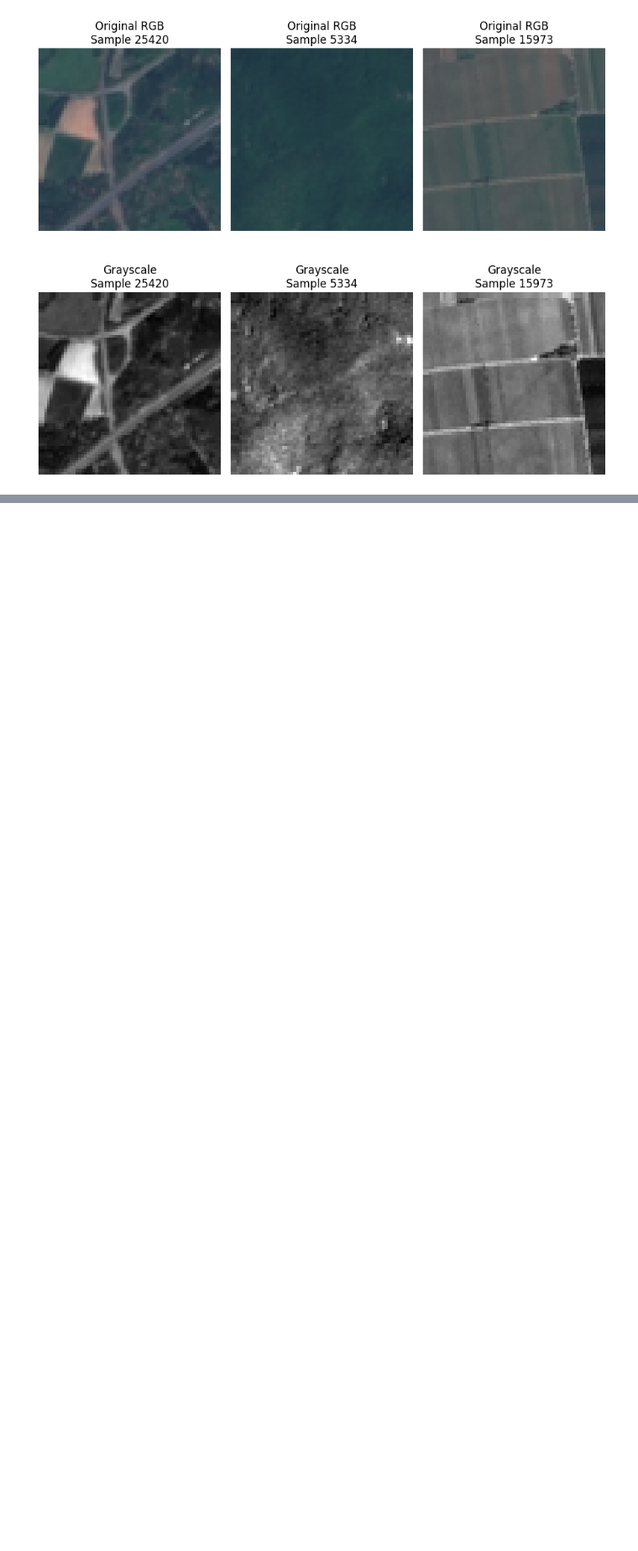
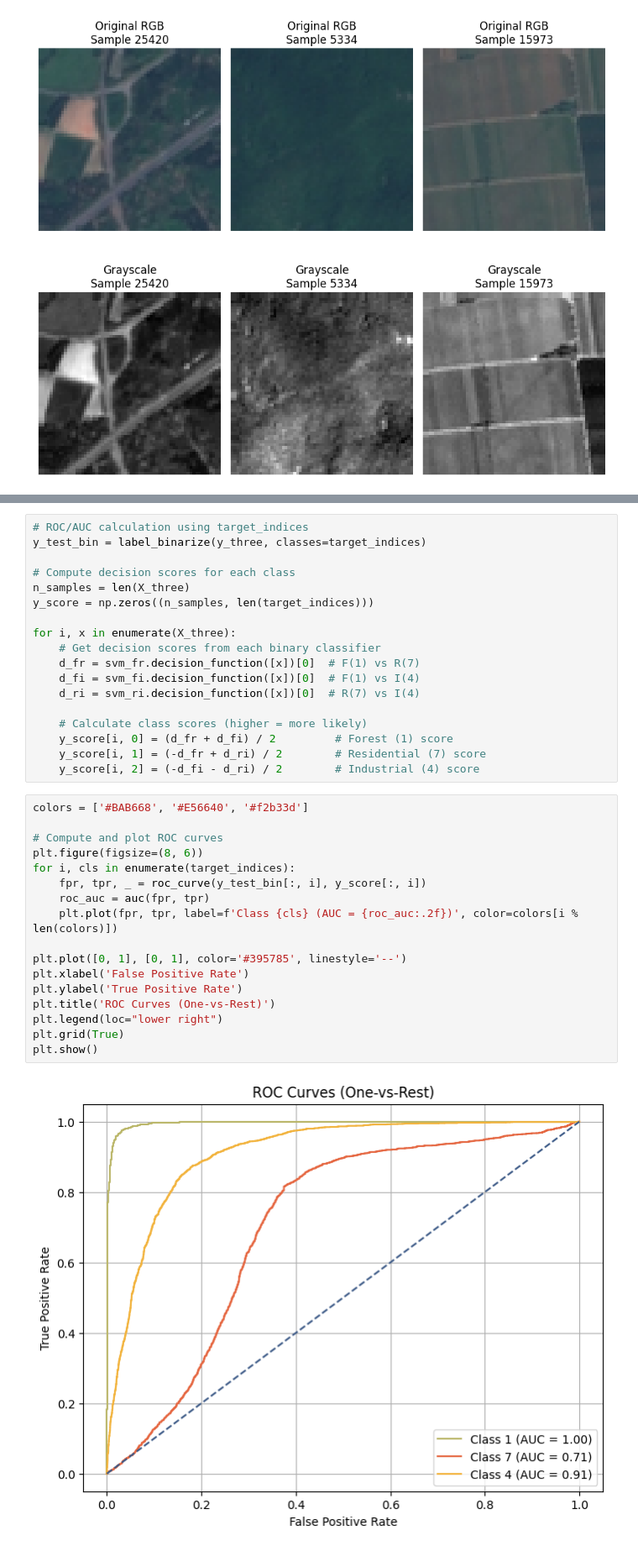
Before and after one commit to junyi2022/musa-650-remote-sensing, a Jupyter notebook: assignments/HW4/HW4.ipynb, the cells around one changed output, grey strips where cells are left out. Shown: that part at 84% size. Drawn from its saved outputs; the diff is of its cells as text; blank space fills up the shorter version.

```diff
--- a/assignments/HW4/HW4.ipynb
+++ b/assignments/HW4/HW4.ipynb
@@ -344,0 +557,37 @@ Train a Random-Forest classifier to classify the data into one of the three clas
+# %%
+# ROC/AUC calculation using target_indices
+y_test_bin = label_binarize(y_three, classes=target_indices)
+
+# Compute decision scores for each class
+n_samples = len(X_three)
+y_score = np.zeros((n_samples, len(target_indices)))
+
+for i, x in enumerate(X_three):
+    # Get decision scores from each binary classifier
+    d_fr = svm_fr.decision_function([x])[0]  # F(1) vs R(7)
+    d_fi = svm_fi.decision_function([x])[0]  # F(1) vs I(4)
+    d_ri = svm_ri.decision_function([x])[0]  # R(7) vs I(4)
+
+    # Calculate class scores (higher = more likely)
+    y_score[i, 0] = (d_fr + d_fi) / 2         # Forest (1) score
+    y_score[i, 1] = (-d_fr + d_ri) / 2        # Residential (7) score
+    y_score[i, 2] = (-d_fi - d_ri) / 2        # Industrial (4) score
+# %%
+colors = ['#BAB668', '#E56640', '#f2b33d']
+
+# Compute and plot ROC curves
+plt.figure(figsize=(8, 6))
+for i, cls in enumerate(target_indices):
+    fpr, tpr, _ = roc_curve(y_test_bin[:, i], y_score[:, i])
+    roc_auc = auc(fpr, tpr)
+    plt.plot(fpr, tpr, label=f'Class {cls} (AUC = {roc_auc:.2f})', color=colors[i % len(colors)])
+
+plt.plot([0, 1], [0, 1], color='#395785', linestyle='--')
+plt.xlabel('False Positive Rate')
+plt.ylabel('True Positive Rate')
+plt.title('ROC Curves (One-vs-Rest)')
+plt.legend(loc="lower right")
+plt.grid(True)
+plt.show()
+# %% [output]
+[figure, added]
```
Also changed, not shown: parts of 28 cells of this notebook.
